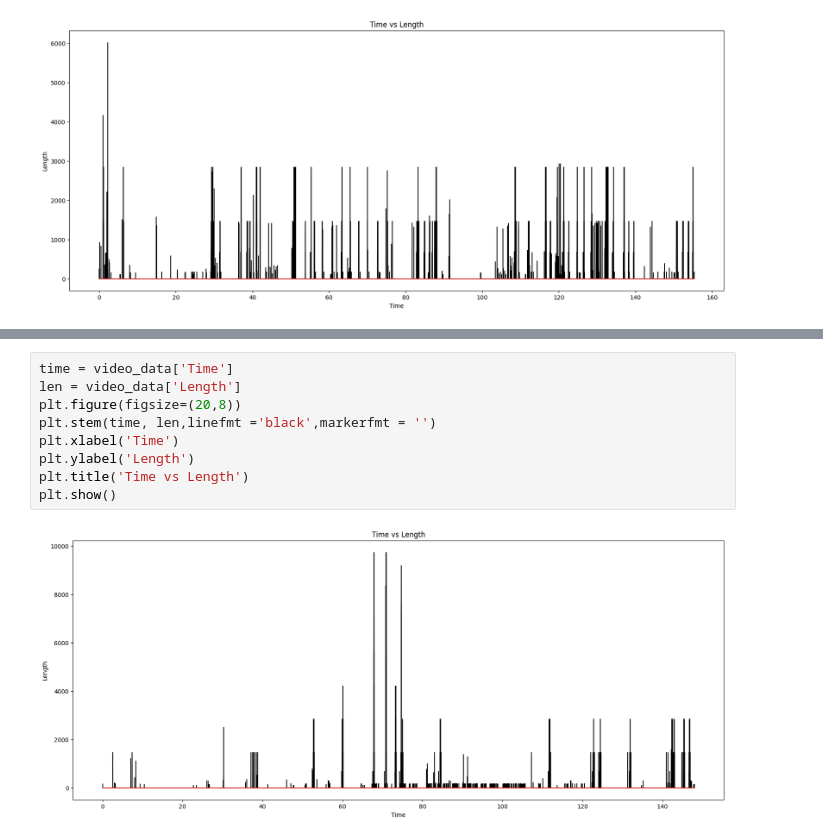
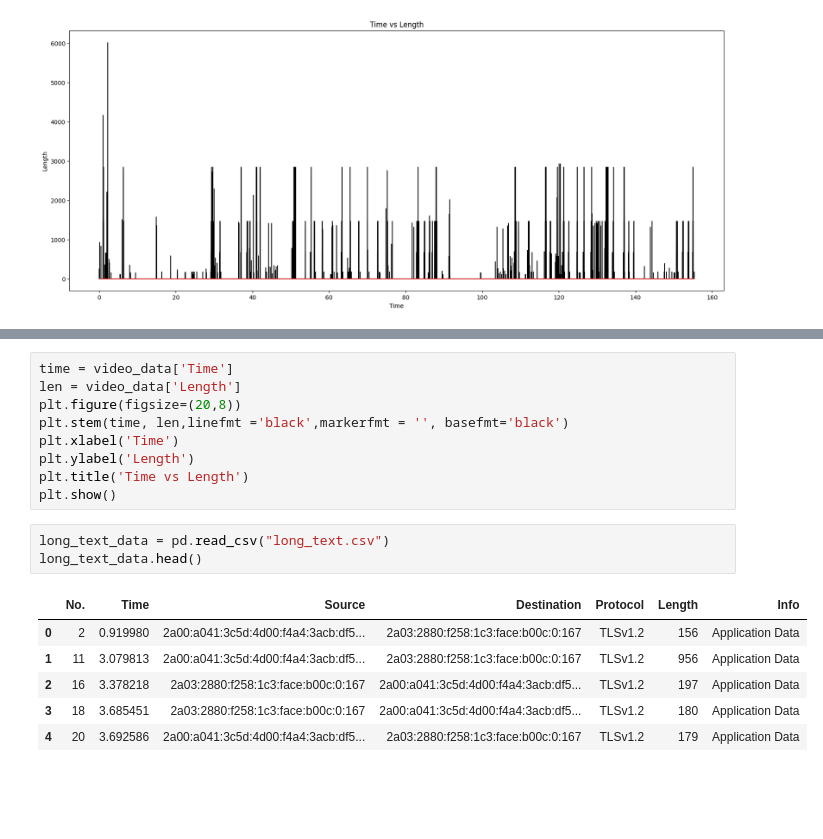
Before and after one commit to NoaAmichai/Computer_networks_final_project, a Jupyter notebook: project.ipynb, the cells around one changed output, grey strips where cells are left out. Drawn from its saved outputs; the diff is of its cells as text; blank space fills up the shorter version.

```diff
--- a/project.ipynb
+++ b/project.ipynb
@@ -38,10 +38,18 @@ video_data.head()
 time = video_data['Time']
 len = video_data['Length']
 plt.figure(figsize=(20,8))
-plt.stem(time, len,linefmt ='black',markerfmt = '')
+plt.stem(time, len,linefmt ='black',markerfmt = '', basefmt='black')
 plt.xlabel('Time')
 plt.ylabel('Length')
 plt.title('Time vs Length')
 plt.show()
-# %% [output]
-[figure, removed]
+# %%
+long_text_data = pd.read_csv("long_text.csv")
+long_text_data.head()
+# %% [output]
+|  | No. | Time | Source | Destination | Protocol | Length | Info |
+| 0 | 2 | 0.919980 | 2a00:a041:3c5d:4d00:f4a4:3acb:df5... | 2a03:2880:f258:1c3:face:b00c:0:167 | TLSv1.2 | 156 | Application Data |
+| 1 | 11 | 3.079813 | 2a00:a041:3c5d:4d00:f4a4:3acb:df5... | 2a03:2880:f258:1c3:face:b00c:0:167 | TLSv1.2 | 956 | Application Data |
+| 2 | 16 | 3.378218 | 2a03:2880:f258:1c3:face:b00c:0:167 | 2a00:a041:3c5d:4d00:f4a4:3acb:df5... | TLSv1.2 | 197 | Application Data |
+| 3 | 18 | 3.685451 | 2a03:2880:f258:1c3:face:b00c:0:167 | 2a00:a041:3c5d:4d00:f4a4:3acb:df5... | TLSv1.2 | 180 | Application Data |
+| 4 | 20 | 3.692586 | 2a00:a041:3c5d:4d00:f4a4:3acb:df5... | 2a03:2880:f258:1c3:face:b00c:0:167 | TLSv1.2 | 179 | Application Data |
```
Also changed, not shown: parts of 1 cell of this notebook.
